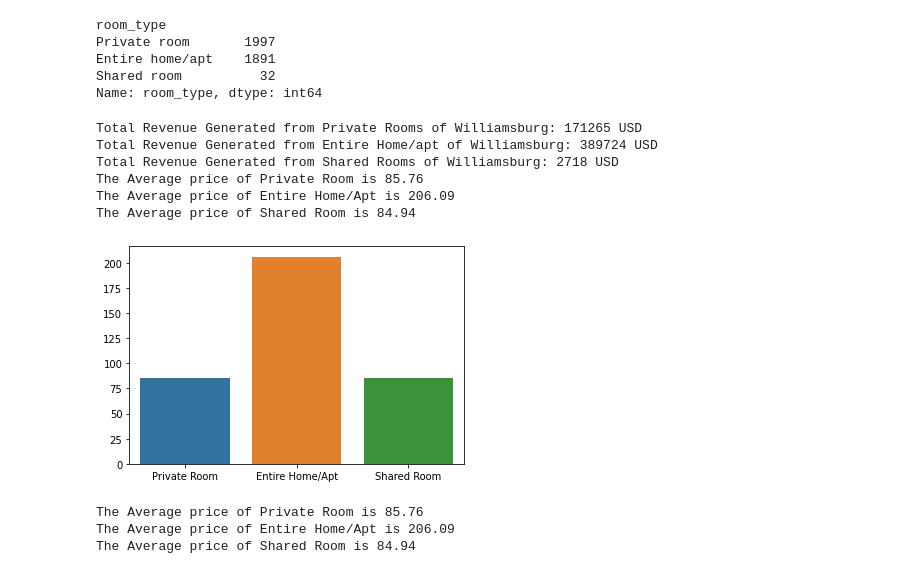
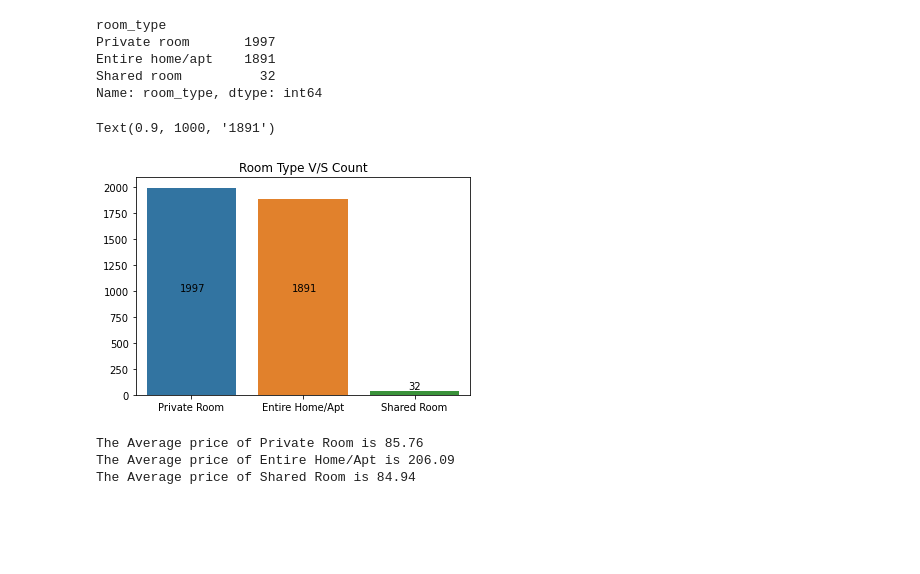
Before and after one commit to Somnath98/EDA-Airbnb, a Jupyter notebook: Air_Bnb_Bookings_Analysis_Capstone_Project.ipynb, the cells around one changed output. Saved outputs shown, nothing was run; the diff lists cells and outputs as text; code cells hidden in the pictures; blank space fills up the shorter version.

```diff
--- a/Air_Bnb_Bookings_Analysis_Capstone_Project.ipynb
+++ b/Air_Bnb_Bookings_Analysis_Capstone_Project.ipynb
@@ -272,41 +272,21 @@ Private room       1997
 Entire home/apt    1891
 Shared room          32
 Name: room_type, dtype: int64
-# %%
-#Average Cost of Williamburg
-#Calculating Revenue Generated by Each Room Types
-
-sumpr,sumeh,sumsr=0,0,0
-
-for i in range(0,48895):
-  if df['neighbourhood'][i]=='Williamsburg' and df['room_type'][i]=='Private room':
-    sumpr+=df['price'][i]
-  if df['neighbourhood'][i]=='Williamsburg' and df['room_type'][i]=='Shared room':
-    sumsr+=df['price'][i]
-  if df['neighbourhood'][i]=='Williamsburg' and df['room_type'][i]=='Entire home/apt':
-    sumeh+=df['price'][i]
-
-print('Total Revenue Generated from Private Rooms of Williamsburg:',sumpr,'USD')
-print('Total Revenue Generated from Entire Home/apt of Williamsburg:',sumeh,'USD')
-print('Total Revenue Generated from Shared Rooms of Williamsburg:',sumsr,'USD')
-avg_pr=sumpr/1997
-avg_eh=sumeh/1891
-avg_sr=sumsr/32
-x= ['Private Room','Entire Home/Apt', 'Shared Room']
-y= [round(avg_pr,2),round(avg_eh,2),round(avg_sr,2)]
-#plt.bar(x,y)
-sns.barplot(x,y)
-
-for i in range(3):
-  print(f'The Average price of {x[i]} is {y[i]}')
-# %% [output]
-Total Revenue Generated from Private Rooms of Williamsburg: 171265 USD
-Total Revenue Generated from Entire Home/apt of Williamsburg: 389724 USD
-Total Revenue Generated from Shared Rooms of Williamsburg: 2718 USD
-The Average price of Private Room is 85.76
-The Average price of Entire Home/Apt is 206.09
-The Average price of Shared Room is 84.94
-[figure, removed]
+# %%
+plt.figure(figsize=(6,4))
+plt.title('Room Type V/S Count')
+#sns.countplot(max_bookings_details)
+
+x= ['Private Room','Entire Home/Apt', 'Shared Room']
+y= [1997,1891,32]
+#plt.bar(x,y)
+sns.barplot(x,y)
+plt.annotate('1997',xy=(1,1), xytext=(-0.1,1000),)
+plt.annotate('32',xy=(.7,.5), xytext=(1.94,50),)
+plt.annotate('1891',xy=(.5,.5), xytext=(.9,1000),)
+# %% [output]
+Text(0.9, 1000, '1891')
+[figure, added]
 # %%
 #Average Cost of Williamburg
 avg_pr=sumpr/1997
```
Also changed, not shown: parts of 8 cells of this notebook.
